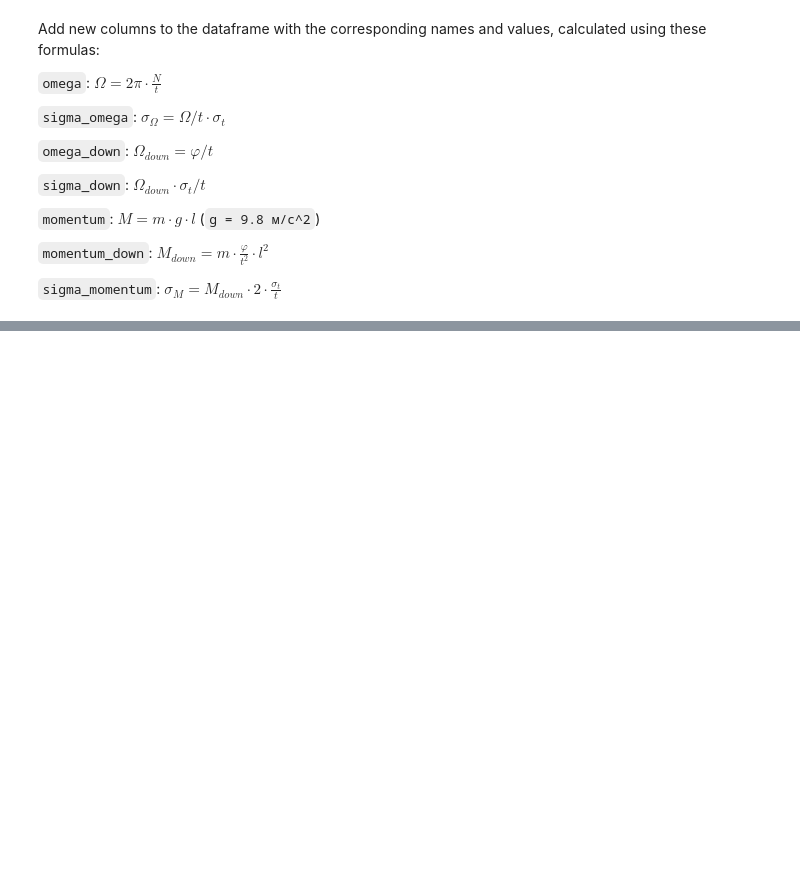
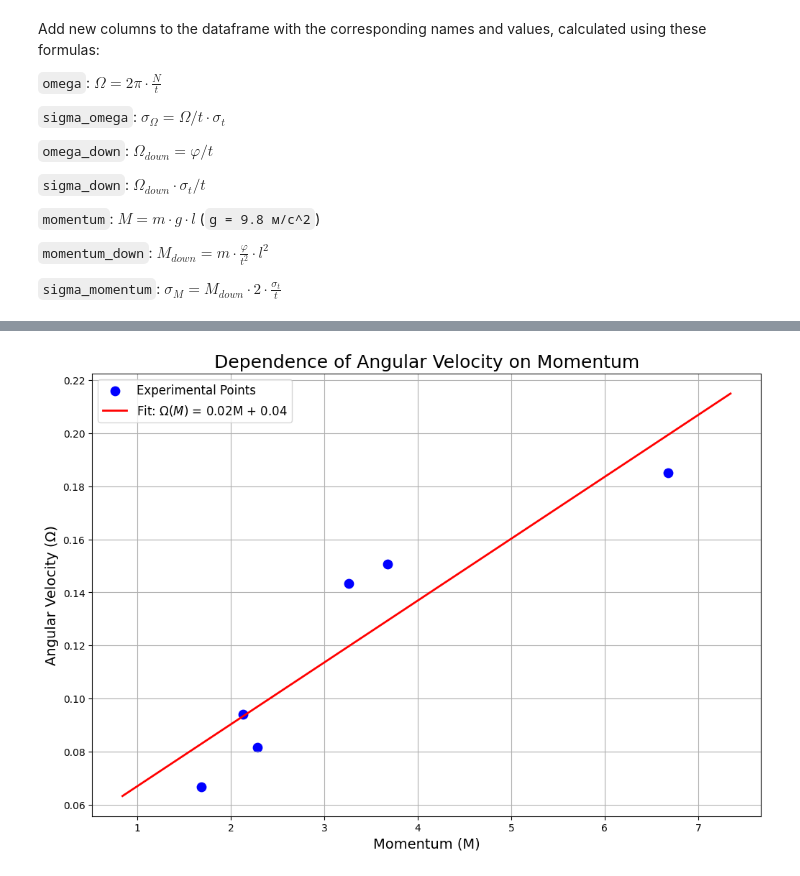
Before and after one commit to nguynntran/PYTHONPROJECT2, a Jupyter notebook: PROJECT2.ipynb, the cells around one changed output, grey strips where cells are left out. Saved outputs shown, nothing was run; the diff lists cells and outputs as text; code cells hidden in the pictures; blank space fills up the shorter version.

```diff
--- a/PROJECT2.ipynb
+++ b/PROJECT2.ipynb
@@ -456,0 +484,9 @@ Add new columns to the dataframe with the corresponding names and values, calcul
+# %%
+# YOUR CODE HERE
+grouped_data = data.groupby('mass')[['omega', 'sigma_omega' , 'momentum', 'momentum_down']].mean()
+
+
+assert 0.273 in grouped_data.index
+assert np.allclose(grouped_data.omega[0.273], 0.1433)
+
+print(grouped_data)
@@ -456,0 +512,29 @@ Add new columns to the dataframe with the corresponding names and values, calcul
+# %%
+omega_np = np.array(grouped_data.omega)
+momentum_np = np.array(grouped_data.momentum)
+
+# Take advantage of np.polyfit
+coefs = np.polyfit(momentum_np, omega_np, 1)
+
+# To make the line extend smoothly beyond the points
+x_lsq = np.linspace(momentum_np.min() * 0.5, momentum_np.max() * 1.1, 100)
+
+# Apply np.polyval to the coefficients and x_lsq
+y_lsq = np.polyval(coefs, x_lsq)
+
+
+fig = plt.figure(figsize=(12, 8))
+
+plt.scatter(momentum_np, omega_np, color='blue', label='Experimental Points', s=80)
+plt.plot(x_lsq, y_lsq, color='red', label=f'Fit: $\\Omega(M)$ = {coefs[0]:.2f}M + {coefs[1]:.2f}', linewidth=2)
+
+# Add labels, title, legend, and grid
+plt.xlabel('Momentum (M)', fontsize=14)
+plt.ylabel('Angular Velocity (Ω)', fontsize=14)
+plt.title('Dependence of Angular Velocity on Momentum', fontsize=18)
+plt.legend(fontsize=12)
+plt.grid(True)
+
+plt.show()
+# %% [output]
+[figure, added]
```
Also changed, not shown: parts of 9 cells of this notebook.
